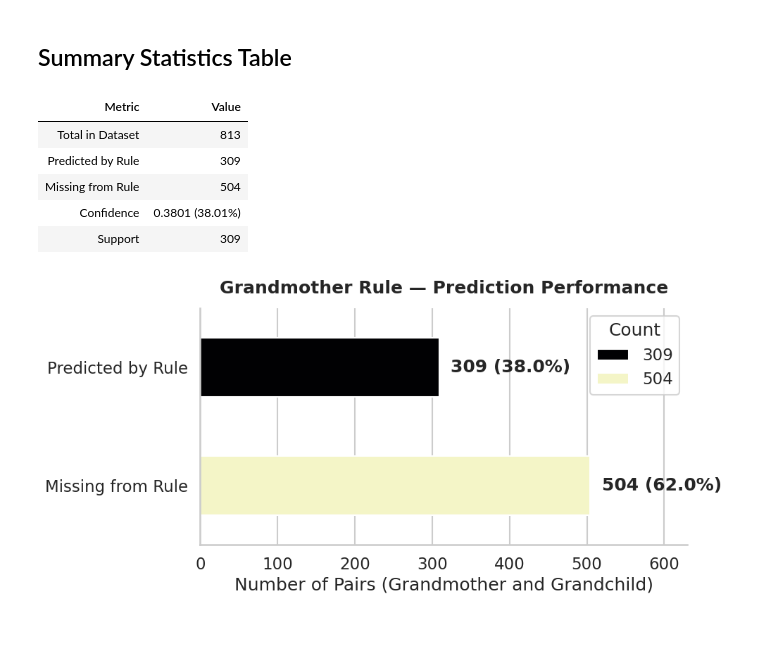
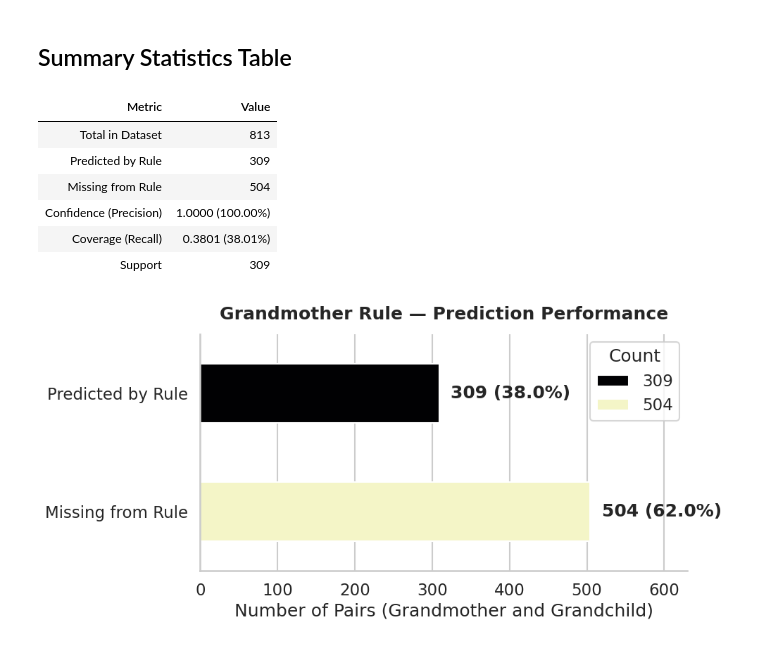
Before and after one commit to krithikkambhampati/Meta-F-AM-I-L-Y, a Jupyter notebook: task3/task3.ipynb, the cells around one changed output. Saved outputs shown, nothing was run; the diff lists cells and outputs as text; code cells hidden in the pictures.

```diff
--- a/task3/task3.ipynb
+++ b/task3/task3.ipynb
@@ -161,30 +171,33 @@ Concrete Examples:
 # %%
 summary_data = {
     "Metric": [
         "Total in Dataset",
         "Predicted by Rule",
         "Missing from Rule",
-        "Confidence",
+        "Confidence (Precision)",
+        "Coverage (Recall)",
         "Support"
     ],
     "Value": [
         gm_total,
         gm_predicted,
         gm_missing,
         f"{gm_confidence:.4f} ({gm_confidence*100:.2f}%)",
+        f"{gm_coverage:.4f} ({gm_coverage*100:.2f}%)",
         gm_support
     ]
 }
 
 df_summary = pd.DataFrame(summary_data)
 
 display(df_summary.style.hide(axis="index"))
 # %% [output]
 | Metric | Value |
 | Total in Dataset | 813 |
 | Predicted by Rule | 309 |
 | Missing from Rule | 504 |
-| Confidence | 0.3801 (38.01%) |
+| Confidence (Precision) | 1.0000 (100.00%) |
+| Coverage (Recall) | 0.3801 (38.01%) |
 | Support | 309 |
 # %%
 df = pd.DataFrame({
```
Also changed, not shown: parts of 13 cells of this notebook, 15 other files.
